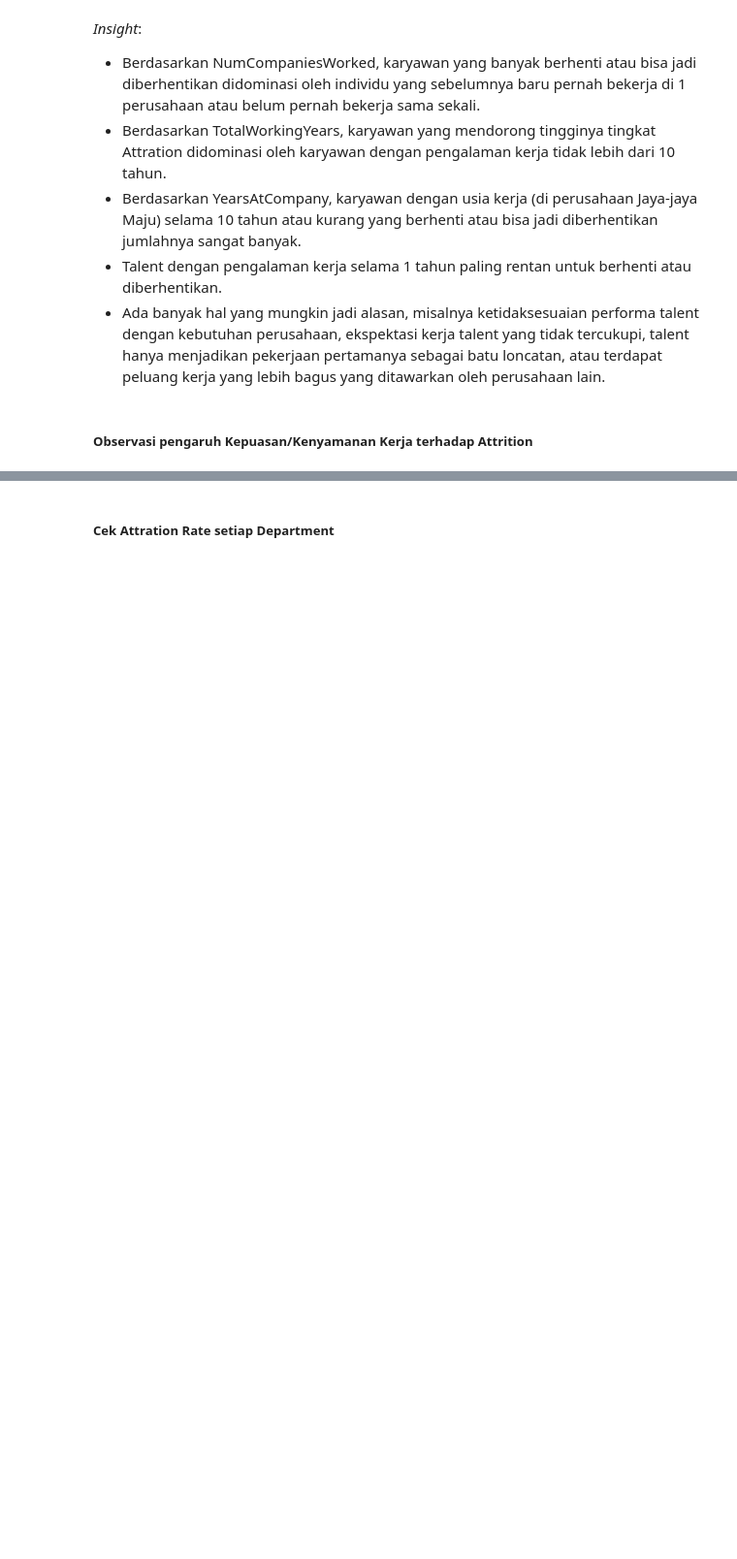
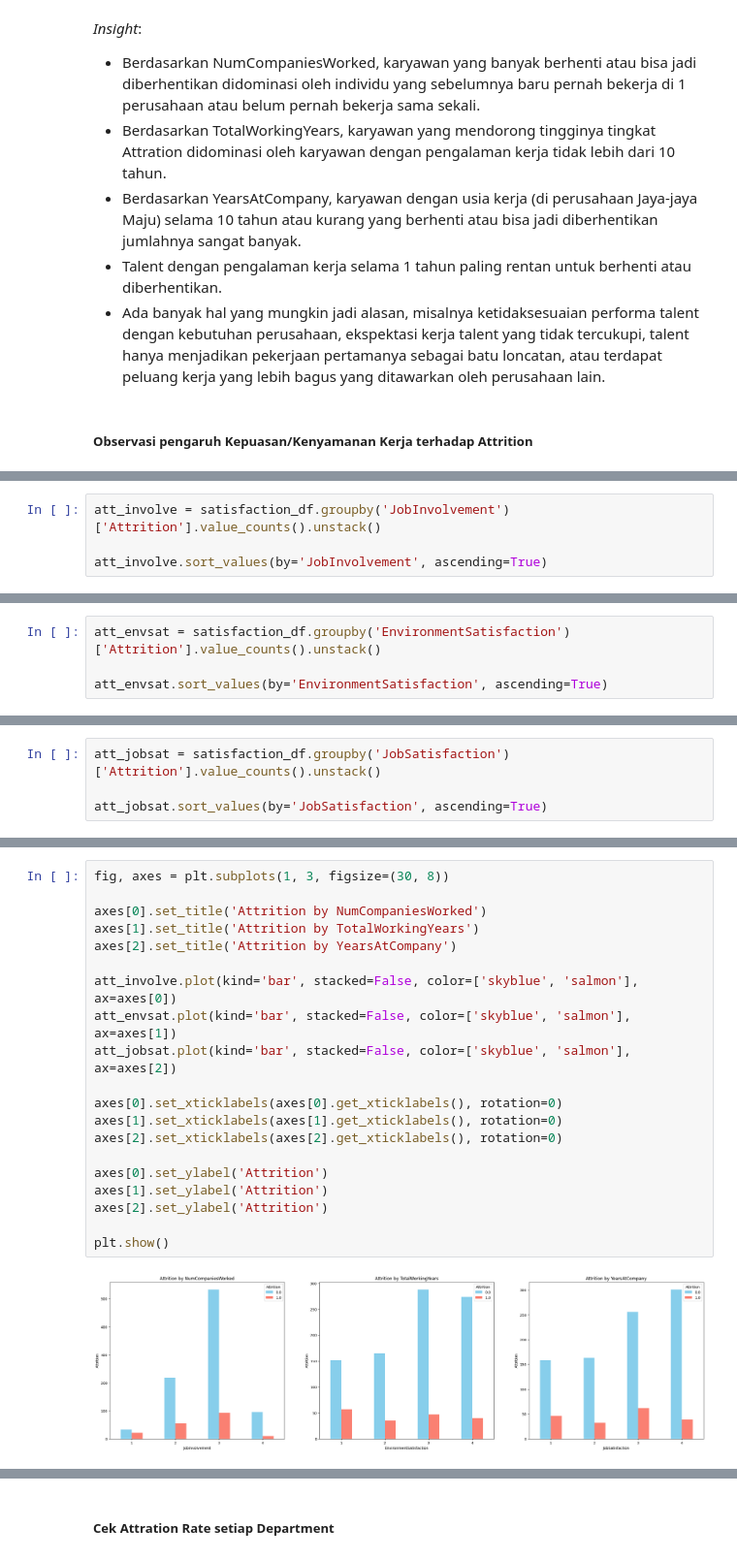
Before and after one commit to Sulbae/HR-Dashboard, a Jupyter notebook: notebook.ipynb, the cells around one changed output, grey strips where cells are left out. Shown at 97% size. Saved outputs shown, nothing was run; the diff lists cells and outputs as text; blank space fills up the shorter version.

```diff
--- a/notebook.ipynb
+++ b/notebook.ipynb
@@ -677,0 +692,4 @@ satisfaction_df.head()
+# %%
+att_involve = satisfaction_df.groupby('JobInvolvement')['Attrition'].value_counts().unstack()
+
+att_involve.sort_values(by='JobInvolvement', ascending=True)
@@ -677,0 +703,4 @@ satisfaction_df.head()
+# %%
+att_envsat = satisfaction_df.groupby('EnvironmentSatisfaction')['Attrition'].value_counts().unstack()
+
+att_envsat.sort_values(by='EnvironmentSatisfaction', ascending=True)
@@ -677,0 +714,4 @@ satisfaction_df.head()
+# %%
+att_jobsat = satisfaction_df.groupby('JobSatisfaction')['Attrition'].value_counts().unstack()
+
+att_jobsat.sort_values(by='JobSatisfaction', ascending=True)
@@ -677,0 +725,22 @@ satisfaction_df.head()
+# %%
+fig, axes = plt.subplots(1, 3, figsize=(30, 8))
+
+axes[0].set_title('Attrition by NumCompaniesWorked')
+axes[1].set_title('Attrition by TotalWorkingYears')
+axes[2].set_title('Attrition by YearsAtCompany')
+
+att_involve.plot(kind='bar', stacked=False, color=['skyblue', 'salmon'], ax=axes[0])
+att_envsat.plot(kind='bar', stacked=False, color=['skyblue', 'salmon'], ax=axes[1])
+att_jobsat.plot(kind='bar', stacked=False, color=['skyblue', 'salmon'], ax=axes[2])
+
+axes[0].set_xticklabels(axes[0].get_xticklabels(), rotation=0)
+axes[1].set_xticklabels(axes[1].get_xticklabels(), rotation=0)
+axes[2].set_xticklabels(axes[2].get_xticklabels(), rotation=0)
+
+axes[0].set_ylabel('Attrition')
+axes[1].set_ylabel('Attrition')
+axes[2].set_ylabel('Attrition')
+
+plt.show()
+# %% [output]
+[figure, added]
```
Also changed, not shown: parts of 7 cells of this notebook.
